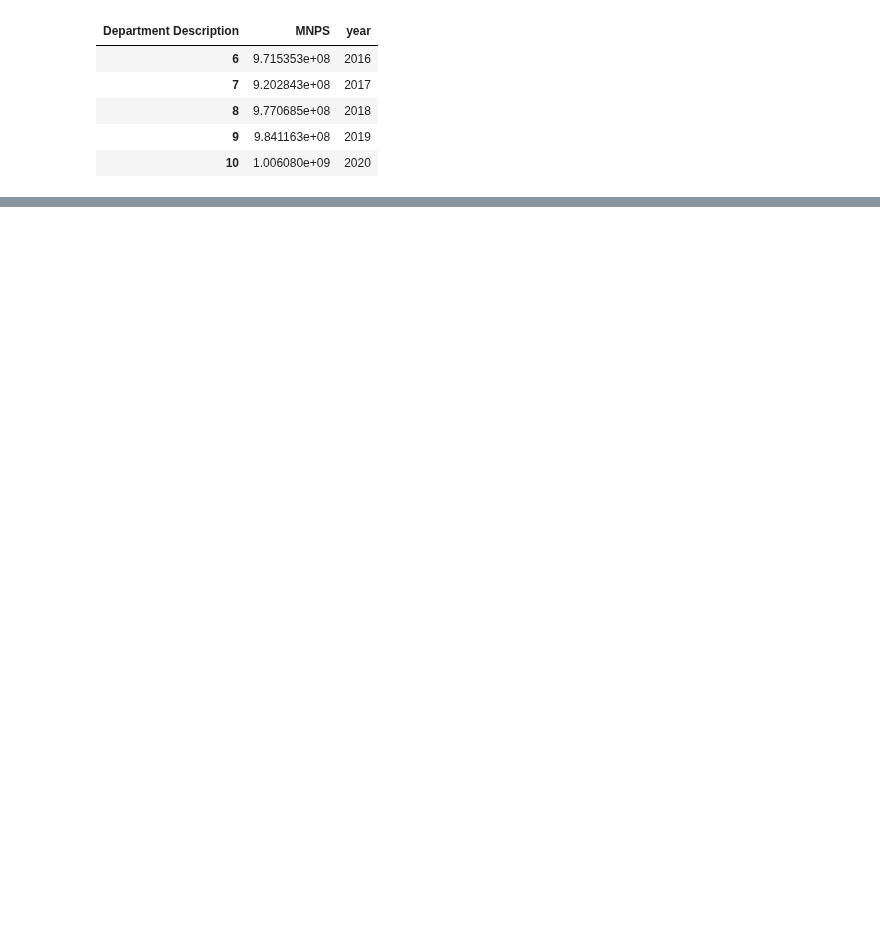
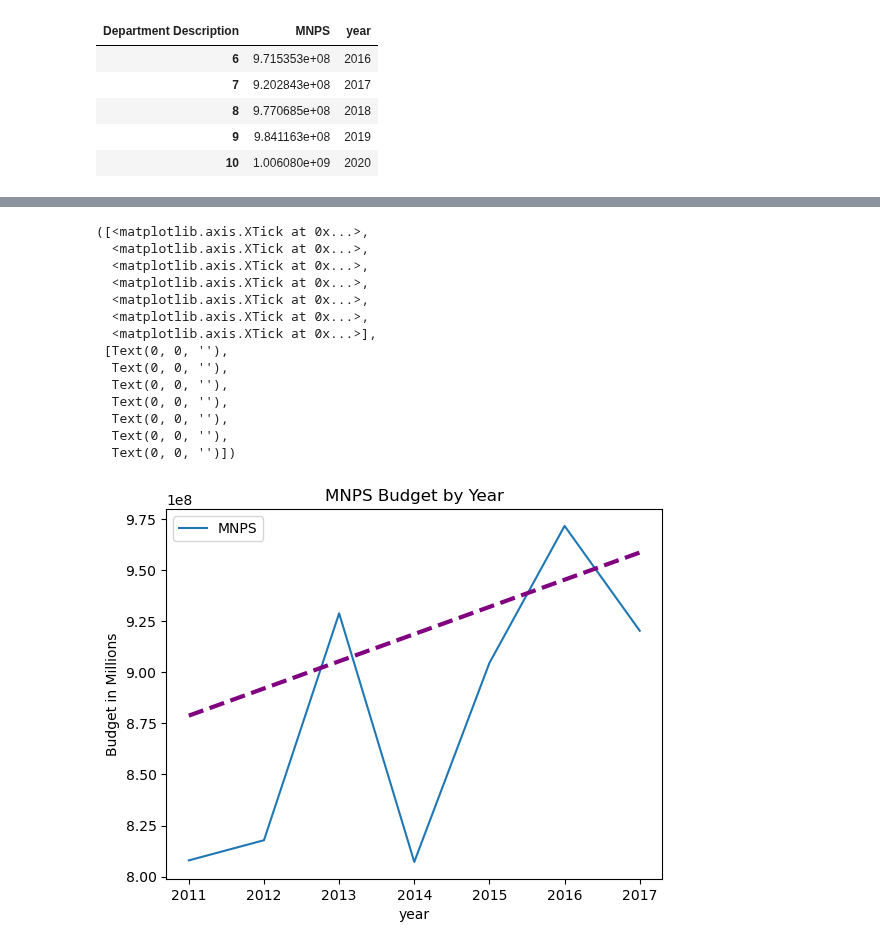
Before and after one commit to jwhankins177/capstone-budget-impact-jupyternb-python, a Jupyter notebook: notebooks/MNPS.ipynb, the cells around one changed output, grey strips where cells are left out. Saved outputs shown, nothing was run; the diff lists cells and outputs as text; code cells hidden in the pictures; blank space fills up the shorter version.

```diff
--- a/notebooks/MNPS.ipynb
+++ b/notebooks/MNPS.ipynb
@@ -117,3 +101,5 @@ dd
+# %%
+dd1 = dd
 # %%
 dd['year'] = [2010,2011,2012,2013,2014,2015,2016,2017,2018,2019,2020,2021]
 # %%
@@ -201,0 +216,2 @@ mnps_16_20
+# %%
+dd1 = dd1[['MNPS','year']]
@@ -201,0 +234,2 @@ mnps_16_20
+# %%
+mnps_11_17 = dd1.drop([0,8,9,10,11])
@@ -201,0 +269,28 @@ mnps_16_20
+# %%
+x1 = mnps_11_17['year']
+y1 = mnps_11_17['MNPS']
+mnps_11_17.plot(kind='line', x = 'year', y = 'MNPS')
+# Calculate the Trendline
+z = np.polyfit(x, y, 1)
+p = np.poly1d(z)
+
+plt.plot(mnps_11_17['year'], p(x1), color="purple", linewidth=3, linestyle="--")
+plt.title('MNPS Budget by Year')
+plt.ylabel('Budget in Millions')
+plt.xticks(x1)
+# %% [output]
+([<matplotlib.axis.XTick at 0x...>,
+  <matplotlib.axis.XTick at 0x...>,
+  <matplotlib.axis.XTick at 0x...>,
+  <matplotlib.axis.XTick at 0x...>,
+  <matplotlib.axis.XTick at 0x...>,
+  <matplotlib.axis.XTick at 0x...>,
+  <matplotlib.axis.XTick at 0x...>],
+ [Text(0, 0, ''),
+  Text(0, 0, ''),
+  Text(0, 0, ''),
+  Text(0, 0, ''),
+  Text(0, 0, ''),
+  Text(0, 0, ''),
+  Text(0, 0, '')])
+[figure, added]
```
Also changed, not shown: parts of 8 cells of this notebook, 3 other files.
